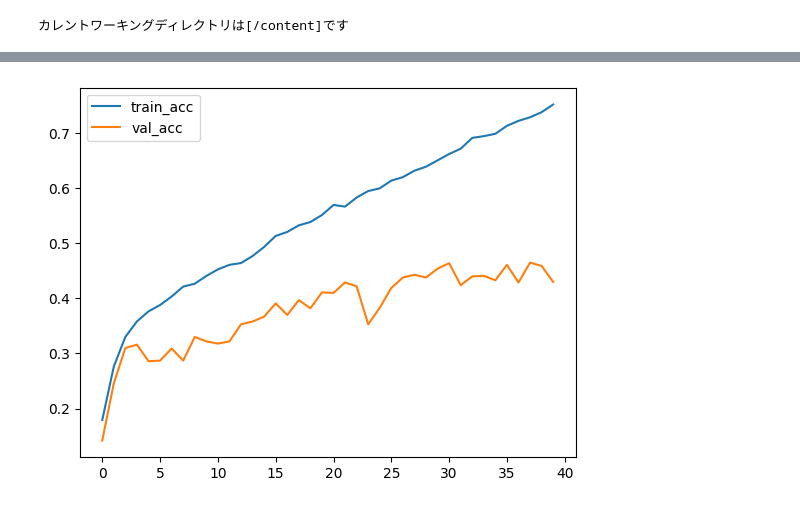
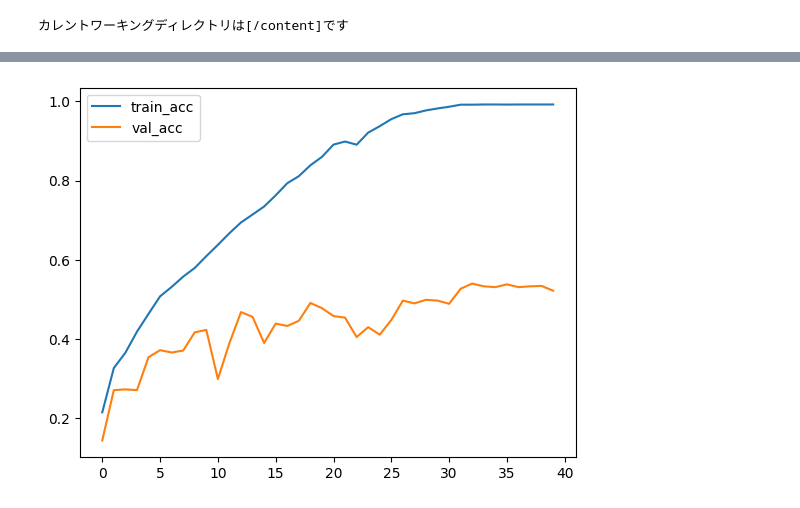
Before and after one commit to yakkunn7422/public_colab, a Jupyter notebook: 2024_AIC2_thema1_main4.ipynb, the cells around one changed output, grey strips where cells are left out. Drawn from its saved outputs; the diff is of its cells as text; code cells hidden in the pictures.

```diff
--- a/2024_AIC2_thema1_main4.ipynb
+++ b/2024_AIC2_thema1_main4.ipynb
@@ -190,7 +190,7 @@ work_dir =  '/content/sample_data'
 DEVICE= "cuda"
 TARGET_NUM = 10
 BATCH_SIZE = 128
-LEARNING_RATE = 0.001
+LEARNING_RATE = 0.005
 EPOCH = 40
 TRANSFER_LEARNING = False
 MODEL_LEARNING = True
@@ -350,4 +350,4 @@ train:フェイズ
-[figure, old version]
+[figure, new version]
 # %%
 #学習したモデルを使ってtestデータの推論を実施
 import pandas as pd
```
Also changed, not shown: parts of 1 cell of this notebook.
